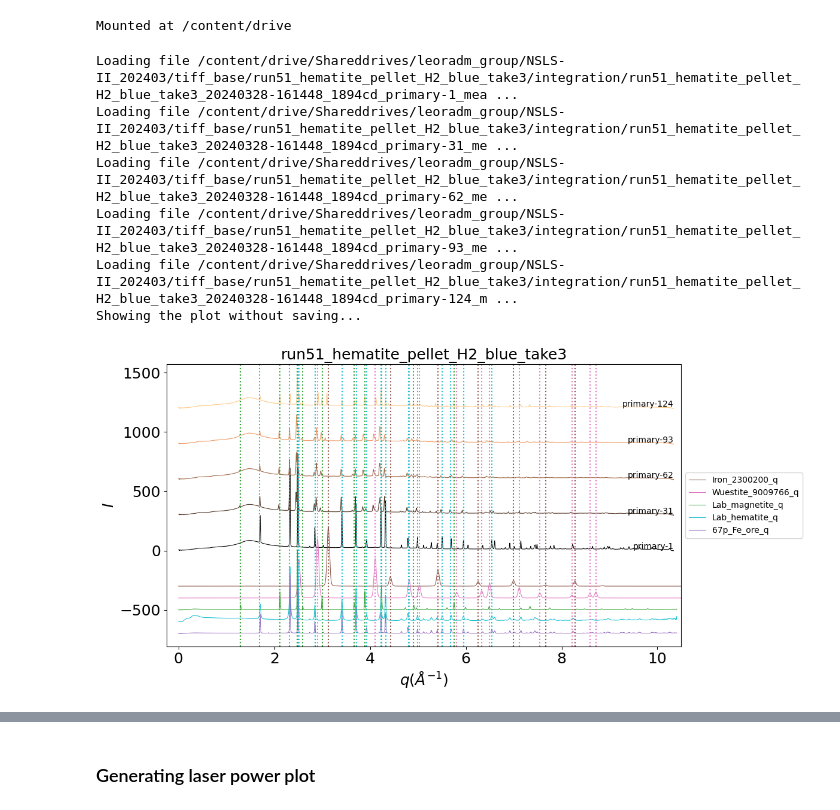
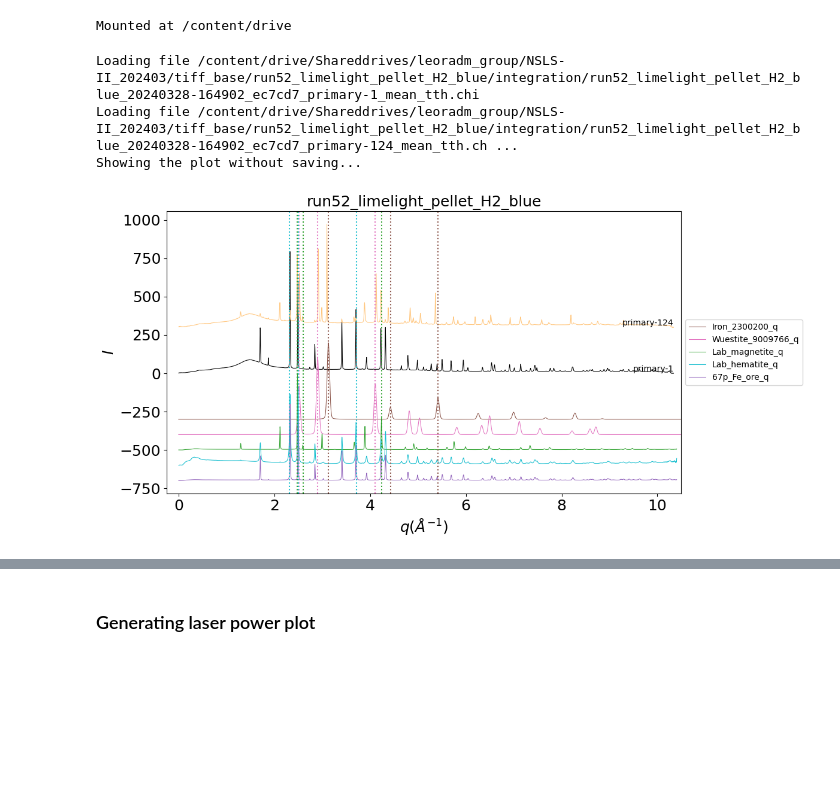
Before and after one commit to lmoghimi/personal-processing, a Jupyter notebook: xrd_analysis_Lauren.ipynb, the cells around one changed output, grey strips where cells are left out. Drawn from its saved outputs; the diff is of its cells as text; code cells hidden in the pictures; blank space fills up the shorter version.

```diff
--- a/xrd_analysis_Lauren.ipynb
+++ b/xrd_analysis_Lauren.ipynb
@@ -13,7 +13,7 @@ import heapq
 # timestamps = ['primary-1', ]
 shift = True            #
 get_timestamps = True
-ntimestamps = 5
+ntimestamps = 2
 #ntimestamps_depths
 lw = 0.75 #linewidth
 userdir = "/content/drive/Shareddrives/leoradm_group/NSLS-II_202403"
@@ -24,14 +24,15 @@ drive.mount('/content/drive')
 # %% [output]
 Mounted at /content/drive
 # %%
-#@title Peak positions for reference
+#@title Peak positions for reference + save settings
 wavelength = 0.1824 #angstrom
 '''
 ref_tth_fe = [5.205, 9.022, 7.364, 10.421, 11.656, 12.772, 13.801, 14.759] #2theta
 ref_d_fe = 0.5*wavelength/np.sin(np.radians(np.divide(ref_tth_fe,2))) #conversion to d
 ref_q_fe = 2*np.pi/ref_d_fe #conversion to q
 '''
-ref_q_fe = [3.128, 5.419, 4.424, 6.995, 8.277, 6.257, 7.663]
+#ref_q_fe = [3.128, 5.419, 4.424, 6.995, 8.277, 6.257, 7.663]
+ref_q_fe = [3.128, 5.419, 4.424]
 #lincol_fe='tab:green' #iron
 lincol_fe='tab:brown'
 
@@ -40,7 +41,8 @@ ref_tth_w = [4.833, 6.837, 4.185, 8.019, 10.820, 8.376, 11.856, 10.545] #remove
 ref_d_w = 0.5*wavelength/np.sin(np.radians(np.divide(ref_tth_w,2)))
 ref_q_w = 2*np.pi/ref_d_w
 '''
-ref_q_w = [2.905, 4.108, 2.516, 4.817, 6.495, 5.031, 7.115, 6.331, 8.715, 8.593, 7.547, 8.216, 5.810]
+#ref_q_w = [2.905, 4.108, 2.516, 4.817, 6.495, 5.031, 7.115, 6.331, 8.715, 8.593, 7.547, 8.216, 5.810]
+ref_q_w = [2.905, 4.108, 2.516]
 #lincol_w='tab:red' #wustite
 lincol_w='tab:pink'
 
@@ -49,7 +51,8 @@ ref_tth_m = [4.145, 7.083, 6.520, 3.540, 9.639, 5.019, 6.143, 8.324, 10.846] #re
 ref_d_m = 0.5*wavelength/np.sin(np.radians(np.divide(ref_tth_m,2)))
 ref_q_m = 2*np.pi/ref_d_m
 '''
-ref_q_m = [2.4783, 2.5973, 4.2458, 3.8889, 2.1214, 2.9982, 5.7584, 3.6680, 1.2887, 4.9086]
+#ref_q_m = [2.4783, 2.5973, 4.2458, 3.8889, 2.1214, 2.9982, 5.7584, 3.6680, 1.2887, 4.9086]
+ref_q_m = [2.4783, 2.5973, 4.2458]
 #lincol_m='tab:purple' #magnetite
 lincol_m='tab:green'
 
@@ -58,7 +61,8 @@ ref_tth_h = [3.870, 4.150, 6.167, 5.675, 7.033, 7.190, 2.837, 7.973] #remove 2nd
 ref_d_h = 0.5*wavelength/np.sin(np.radians(np.divide(ref_tth_h,2)))
 ref_q_h = 2*np.pi/ref_d_h
 '''
-ref_q_h = [2.4985, 2.3135, 3.7118, 4.3288, 3.41365, 4.2259, 1.6965, 2.8481, 4.8017, 3.92775, 4.9868, 5.6860, 5.5009, 5.9533, 6.5394]
+#ref_q_h = [2.4985, 2.3135, 3.7118, 4.3288, 3.41365, 4.2259, 1.6965, 2.8481, 4.8017, 3.92775, 4.9868, 5.6860, 5.5009, 5.9533, 6.5394]
+ref_q_h = [2.4985, 2.3135, 3.7118]
 #lincol_h='tab:orange' #hematite
 lincol_h='tab:cyan'
 
@@ -78,7 +82,7 @@ xrd_type = "q" ##### d or tth or q. also make this pop up as a prompt
 #@title Summary waterfall plot for in-situ scans
 #for run in ['run49','run50','run51', 'run52', 'run53', 'run54', 'run55', 'run56', 'run57', 'run58', 'run59']:
 #for run in ['run60','run61', 'run62', 'run63', 'run64', 'run65']:
-for run in ['run51']:
+for run in ['run52']:
 
     ###################### parsing the filename
     tiffdir = os.path.join(userdir, 'tiff_base')
@@ -162,11 +166,6 @@ for run in ['run51']:
         #d_ref = 0.5*wavelength/np.sin(np.radians(tth_ref/2)) #convert to d-spacing
         #q_ref = 2*np.pi/d_ref
         I_ref = (refdata[:, 1] - refdata[0, 1]) #"grounding" the data
-        '''
-        largest = heapq.nlargest(2, I_ref) #find the second max value, which we will use for normalization
-        print(largest)
-        I_ref = I_ref/largest[1] + ref_shift_y*(i_phase + 1) -200
-        '''
         sensitivity = 500 #the larger the value, the more prominent the peaks
         I_ref = I_ref/(I_ref.max()/sensitivity)  + ref_shift_y*(i_phase + 1) -200
         #ax.plot(d_ref, I_ref, label= ref_phase, linewidth= lw, color= color_ref_phases[i_phase])
@@ -192,39 +191,36 @@ for run in ['run51']:
     #ax.set_yticklabels([]) #turns off tick labels for vertical axis
 
 ################# plot vertical lines for the reference phase peaks
     for i_vert_line in ref_q_fe: #plot the vertical lines
     #for i_vert_line in ref_tth_fe:
         plt.axvline(x=i_vert_line, linestyle='dotted', color=lincol_fe)
 
     for i_vert_line in ref_q_w:
             plt.axvline(x=i_vert_line, linestyle='dotted', color=lincol_w)
 
     for i_vert_line in ref_q_m:
             plt.axvline(x=i_vert_line, linestyle='dotted', color=lincol_m)
 
     for i_vert_line in ref_q_h:
             plt.axvline(x=i_vert_line, linestyle='dotted', color=lincol_h)
 
  ########## save settings
     if response == "y":
       print("Saving the file...!")
       fname_typ = 'wf_'+ xrd_type + '_' + expname + '.png' #wf = waterfall
       save_loc = os.path.join(userdir, 'userAnalysis' + '/' + 'waterfallPlots'+ '/')
       if not os.path.isdir(save_loc):
           os.makedirs(save_loc)
       plt.savefig(save_loc + fname_typ)
     elif response == "n":
       print("Showing the plot without saving...")
       plt.show()
     else: print("Please enter yes or no.")
 # %% [output]
-Loading file /content/drive/Shareddrives/leoradm_group/NSLS-II_202403/tiff_base/run51_hematite_pellet_H2_blue_take3/integration/run51_hematite_pellet_H2_blue_take3_20240328-161448_1894cd_primary-1_mea ...
-Loading file /content/drive/Shareddrives/leoradm_group/NSLS-II_202403/tiff_base/run51_hematite_pellet_H2_blue_take3/integration/run51_hematite_pellet_H2_blue_take3_20240328-161448_1894cd_primary-31_me ...
-Loading file /content/drive/Shareddrives/leoradm_group/NSLS-II_202403/tiff_base/run51_hematite_pellet_H2_blue_take3/integration/run51_hematite_pellet_H2_blue_take3_20240328-161448_1894cd_primary-62_me ...
-Loading file /content/drive/Shareddrives/leoradm_group/NSLS-II_202403/tiff_base/run51_hematite_pellet_H2_blue_take3/integration/run51_hematite_pellet_H2_blue_take3_20240328-161448_1894cd_primary-93_me ...
-Loading file /content/drive/Shareddrives/leoradm_group/NSLS-II_202403/tiff_base/run51_hematite_pellet_H2_blue_take3/integration/run51_hematite_pellet_H2_blue_take3_20240328-161448_1894cd_primary-124_m ...
+Loading file /content/drive/Shareddrives/leoradm_group/NSLS-II_202403/tiff_base/run52_limelight_pellet_H2_blue/integration/run52_limelight_pellet_H2_blue_20240328-164902_ec7cd7_primary-1_mean_tth.chi
+Loading file /content/drive/Shareddrives/leoradm_group/NSLS-II_202403/tiff_base/run52_limelight_pellet_H2_blue/integration/run52_limelight_pellet_H2_blue_20240328-164902_ec7cd7_primary-124_mean_tth.ch ...
 Showing the plot without saving...
-[figure, old version]
+[figure, new version]
 # %%
 #@title Summary waterfall plot for depth scan series
 
```
Also changed, not shown: parts of 5 cells of this notebook.
